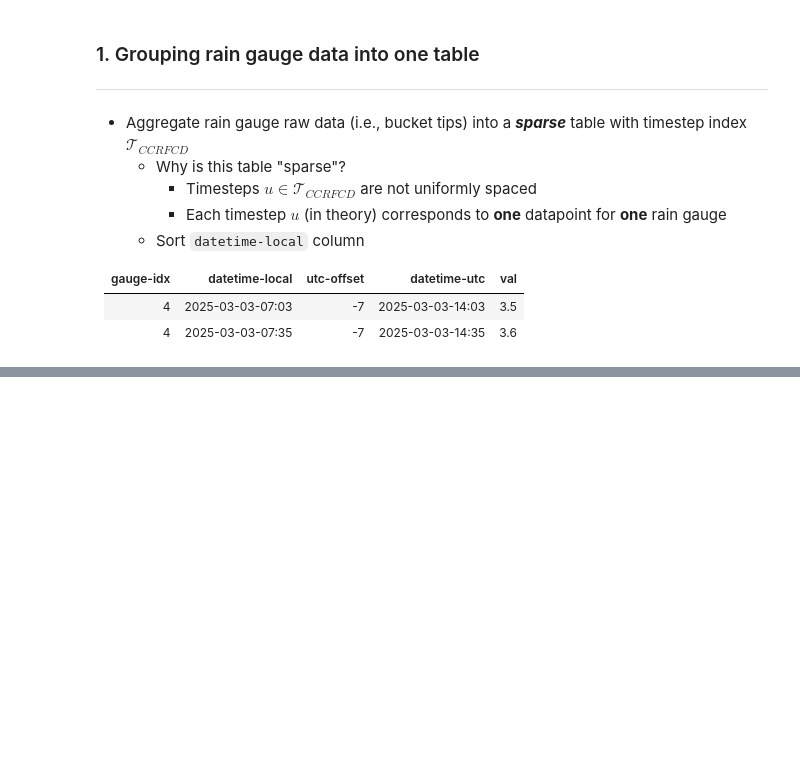
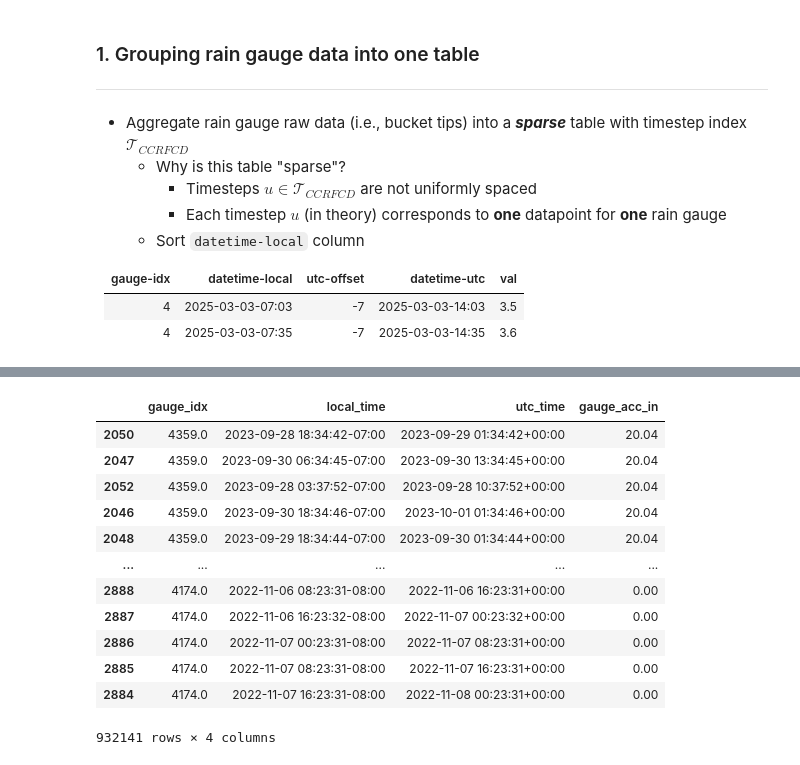
Before and after one commit to leharris3/piml-qpe, a Jupyter notebook: dataset.ipynb, the cells around one changed output, grey strips where cells are left out. Cells and saved outputs as stored; diff of their text form; code cells hidden in the pictures; blank space fills up the shorter version.

```diff
--- a/dataset.ipynb
+++ b/dataset.ipynb
@@ -123,0 +118,29 @@ _temp_df.hist("instant_precip_acc");
+# %%
+sensor_metadata = pd.read_csv("data/ccrfcd_rain_gauge_metadata.csv")
+
+# every valid rain gauge contains the substring "(Rain)" in it's description
+mask = sensor_metadata["old_name"].str.contains(r"\(Rain\)", na=False)
+
+# set of valid rg ids
+valid_rain_gauges = set(sensor_metadata[mask]["station_id"])
+
+# mask out any row that doesn't contain a valid rain gauge id
+valid_rain_gauges_mask = [idx in valid_rain_gauges for idx in master_df['gauge_idx']]
+
+# let's check our highest/lowest precip. accumulation values again
+master_df_cleaned = master_df[valid_rain_gauges_mask].sort_values("gauge_acc_in", ascending=False)
+master_df_cleaned
+# %% [output]
+|  | gauge_idx | local_time | utc_time | gauge_acc_in |
+| 2050 | 4359.0 | 2023-09-28 18:34:42-07:00 | 2023-09-29 01:34:42+00:00 | 20.04 |
+| 2047 | 4359.0 | 2023-09-30 06:34:45-07:00 | 2023-09-30 13:34:45+00:00 | 20.04 |
+| 2052 | 4359.0 | 2023-09-28 03:37:52-07:00 | 2023-09-28 10:37:52+00:00 | 20.04 |
+| 2046 | 4359.0 | 2023-09-30 18:34:46-07:00 | 2023-10-01 01:34:46+00:00 | 20.04 |
+| 2048 | 4359.0 | 2023-09-29 18:34:44-07:00 | 2023-09-30 01:34:44+00:00 | 20.04 |
+| ... | ... | ... | ... | ... |
+| 2888 | 4174.0 | 2022-11-06 08:23:31-08:00 | 2022-11-06 16:23:31+00:00 | 0.00 |
+| 2887 | 4174.0 | 2022-11-06 16:23:32-08:00 | 2022-11-07 00:23:32+00:00 | 0.00 |
+| 2886 | 4174.0 | 2022-11-07 00:23:31-08:00 | 2022-11-07 08:23:31+00:00 | 0.00 |
+| 2885 | 4174.0 | 2022-11-07 08:23:31-08:00 | 2022-11-07 16:23:31+00:00 | 0.00 |
+| 2884 | 4174.0 | 2022-11-07 16:23:31-08:00 | 2022-11-08 00:23:31+00:00 | 0.00 |
+932141 rows × 4 columns
```
Also changed, not shown: parts of 21 cells of this notebook, 2 other files.
